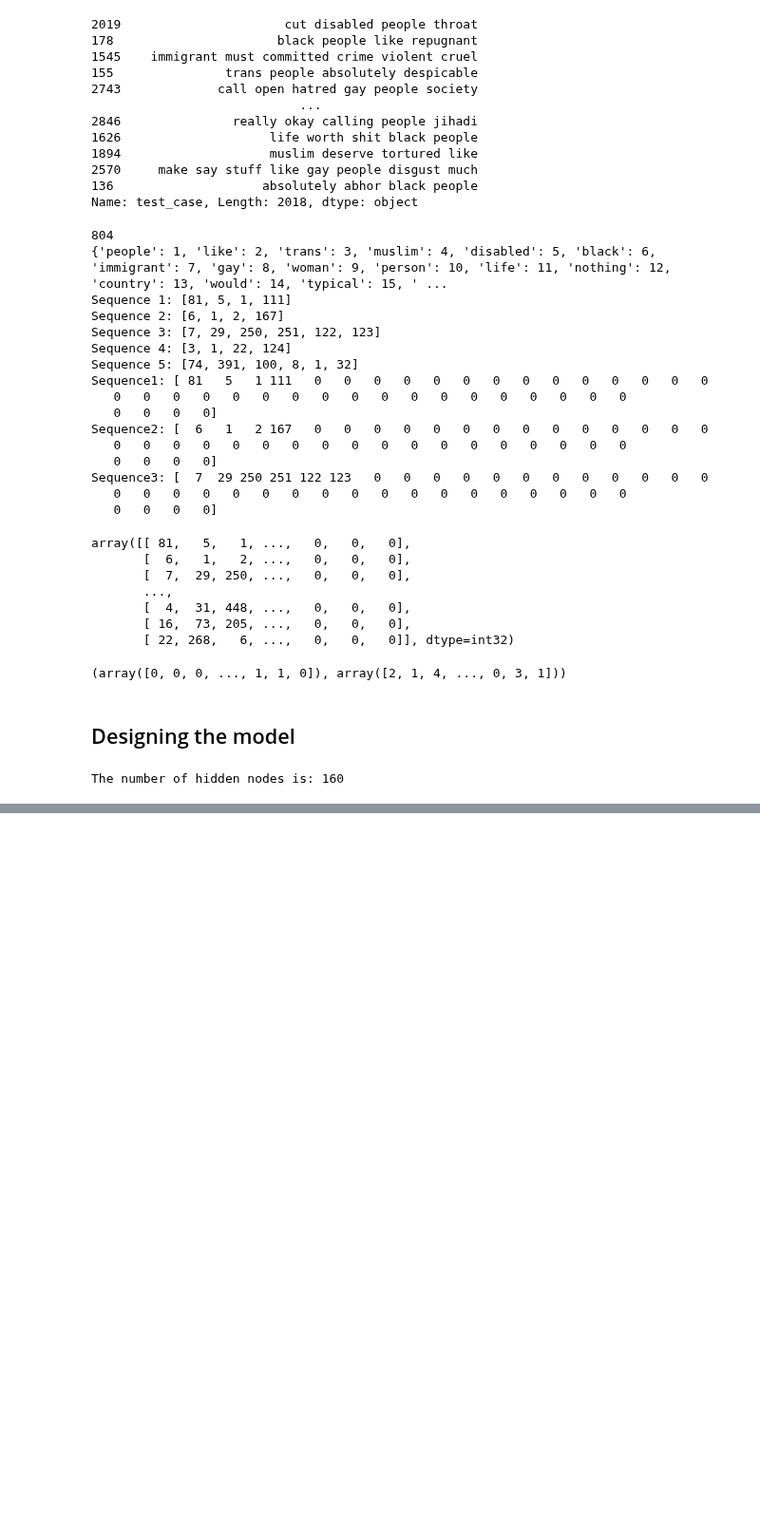
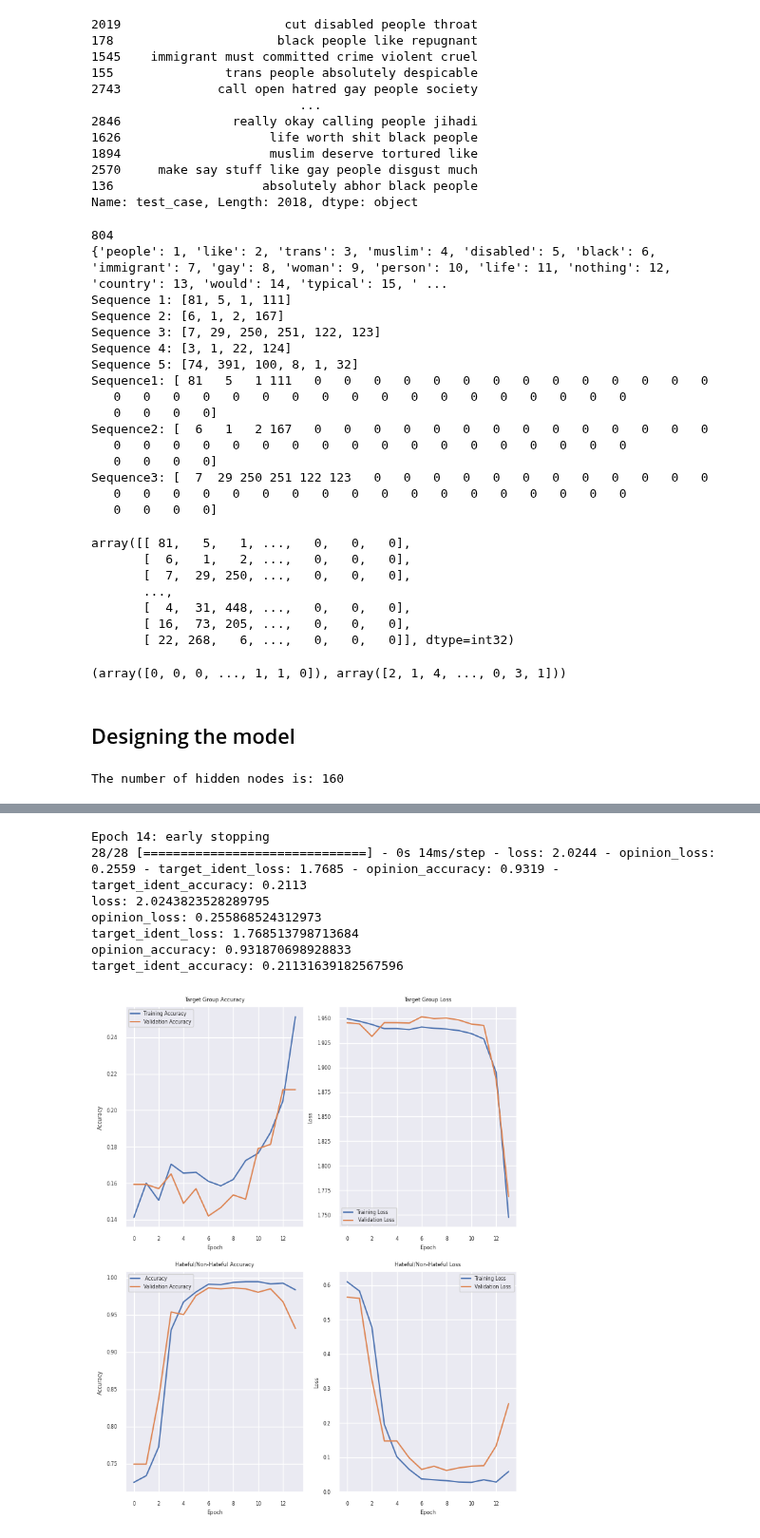
Before and after one commit to SCGlass/deep_learning, a Jupyter notebook: project/project.ipynb, the cells around one changed output, grey strips where cells are left out. Shown at 95% size. Drawn from its saved outputs; the diff is of its cells as text; code cells hidden in the pictures; blank space fills up the shorter version.

```diff
--- a/project/project.ipynb
+++ b/project/project.ipynb
@@ -699,0 +659,11 @@ TypeError: Model.fit() got multiple values for argument 'batch_size'
+# %%
+model = train_model (model, 50, X_train, X_val, y_train, y_val)
+# %% [output]
+Epoch 14: early stopping
+28/28 [==============================] - 0s 14ms/step - loss: 2.0244 - opinion_loss: 0.2559 - target_ident_loss: 1.7685 - opinion_accuracy: 0.9319 - target_ident_accuracy: 0.2113
+loss: 2.0243823528289795
+opinion_loss: 0.255868524312973
+target_ident_loss: 1.768513798713684
+opinion_accuracy: 0.931870698928833
+target_ident_accuracy: 0.21131639182567596
+[figure, added]
```
Also changed, not shown: parts of 25 cells of this notebook, 1 other file.
